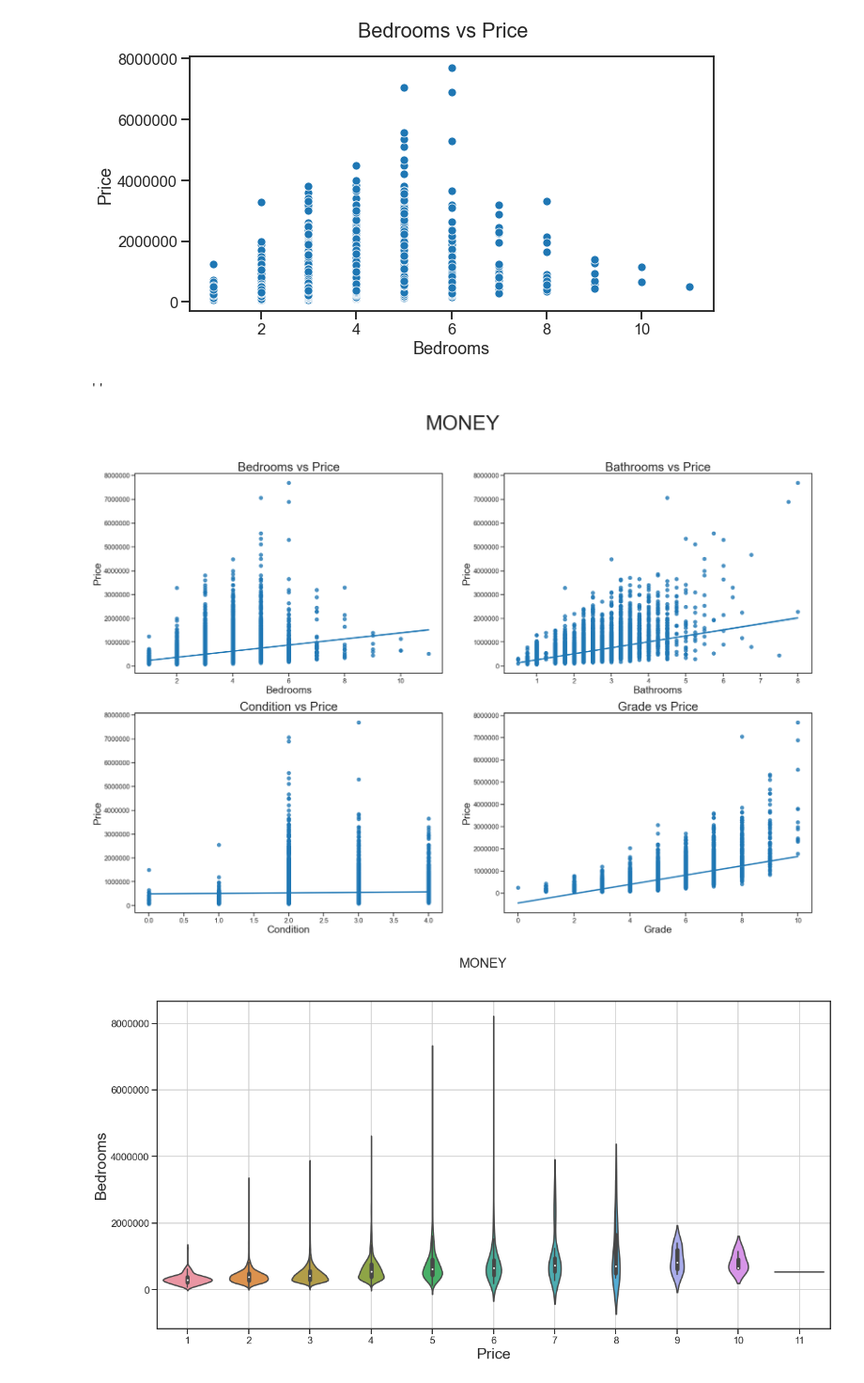
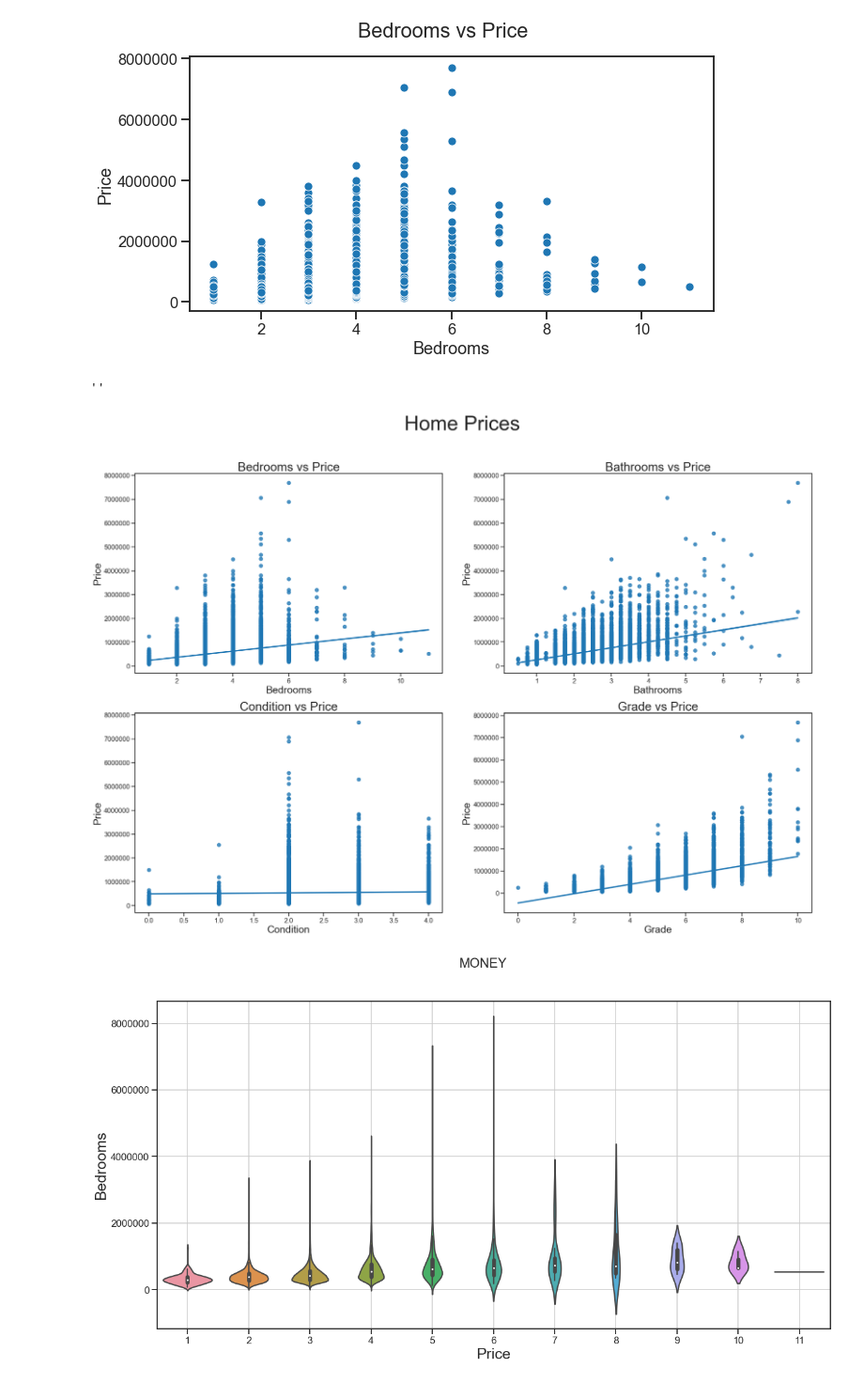
Before and after one commit to jeffreytoller/dsc-phase-2-project-v2-3, a Jupyter notebook: Post 1 Code Only.ipynb, the cells around one changed output. Shown at 94% size. Drawn from its saved outputs; the diff is of its cells as text; code cells hidden in the pictures.

```diff
--- a/Post 1 Code Only.ipynb
+++ b/Post 1 Code Only.ipynb
@@ -457,35 +457,35 @@ plt.ticklabel_format(style='plain', axis='y')
 [figure]
 # %%
 fig, axs = plt.subplots(2,2, figsize = (30,20))
-fig.suptitle("MONEY", fontsize = 50)
+fig.suptitle("Home Prices", fontsize = 50)
 sns.regplot(x='bedrooms', y='price', data= df, ax=axs[0,0] )
 sns.regplot(x="bathrooms", y="price", data = df, ax=axs[0,1])
 sns.regplot(x='condition', y='price', data= df, ax = axs [1,0])
 sns.regplot(x='grade', y='price', data= df, ax = axs[1,1])
 axs[0,0].set_title('Bedrooms vs Price', fontsize = 30)
 axs[0,1].set_title('Bathrooms vs Price', fontsize = 30)
 axs[1,0].set_title('Condition vs Price', fontsize = 30)
 axs[1,1].set_title('Grade vs Price', fontsize = 30)
 axs[0,0].ticklabel_format(axis = 'y', style = 'plain')
 axs[0,1].ticklabel_format(axis = 'y', style = 'plain')
 axs[1,0].ticklabel_format(axis = 'y', style = 'plain')
 axs[1,1].ticklabel_format(axis = 'y', style = 'plain')
 axs[0,0].set_xlabel("Bedrooms", fontsize = 25)
 axs[0,1].set_xlabel("Bathrooms", fontsize = 25)
 axs[1,0].set_xlabel("Condition", fontsize = 25)
 axs[1,1].set_xlabel("Grade", fontsize = 25)
 axs[0,0].set_xlabel("Bedrooms", fontsize = 25)
 axs[0,1].set_xlabel("Bathrooms", fontsize = 25)
 axs[1,0].set_xlabel("Condition", fontsize = 25)
 axs[1,1].set_xlabel("Grade", fontsize = 25)
 axs[0,0].set_ylabel("Price", fontsize = 25)
 axs[0,1].set_ylabel("Price", fontsize = 25)
 axs[1,0].set_ylabel("Price", fontsize = 25)
 axs[1,1].set_ylabel("Price", fontsize = 25)
 ;
 # %% [output]
 ''
-[figure, old version]
+[figure, new version]
 # %%
 fig, axs = plt.subplots(figsize = (20,10))
 fig.suptitle("MONEY")
```
Also changed, not shown: parts of 2 cells of this notebook.
